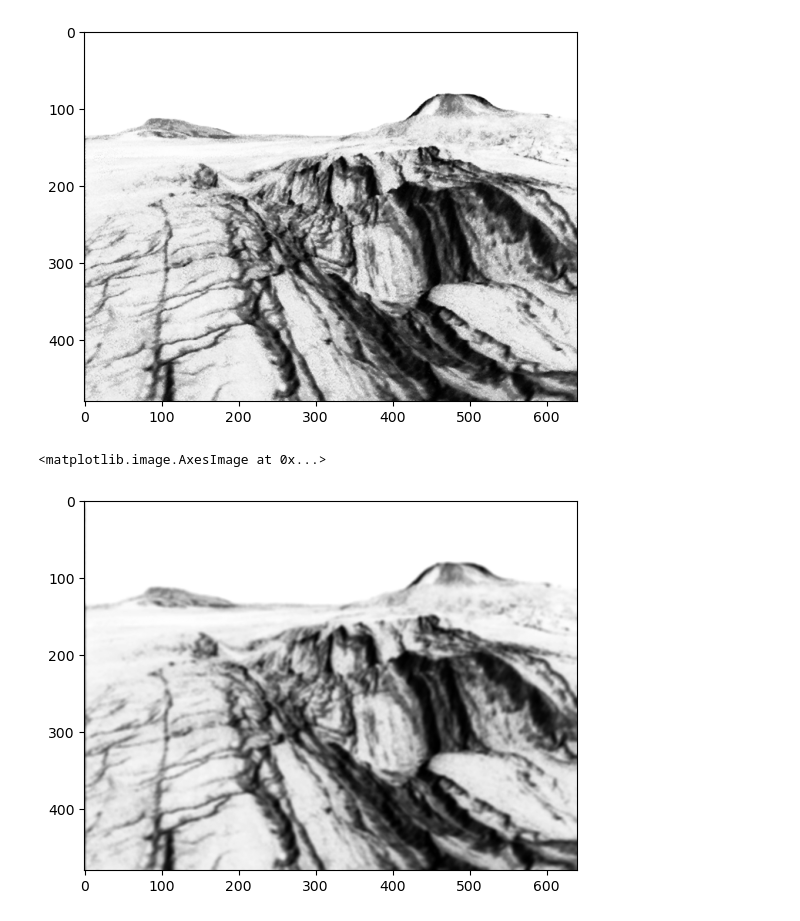
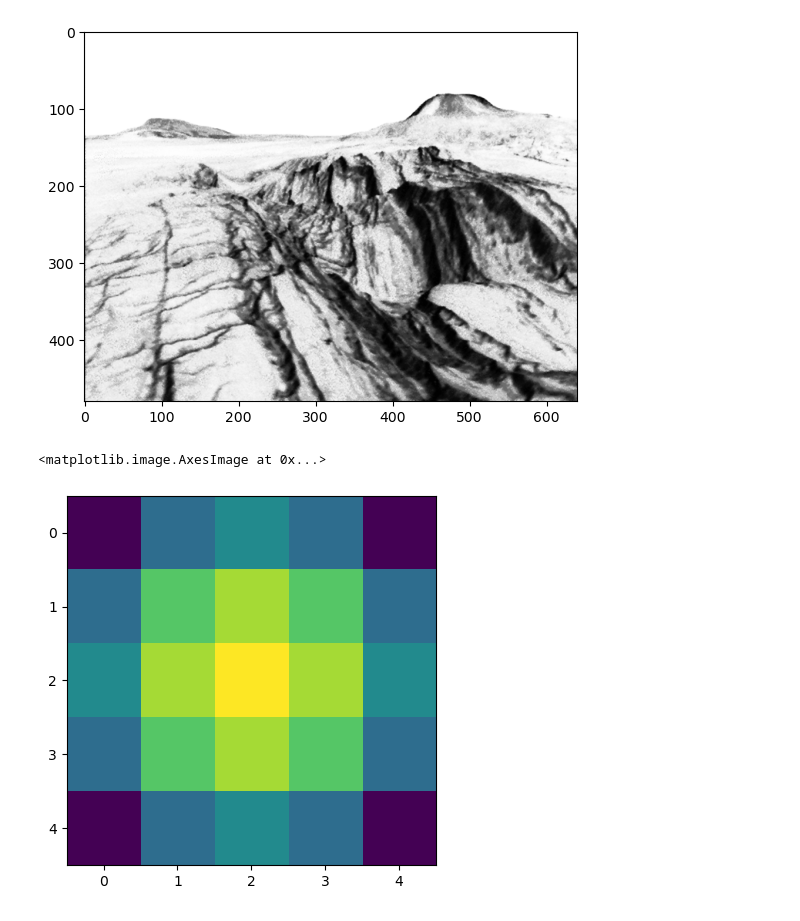
Before and after one commit to natelharrison/convolutional-filter-exploration, a Jupyter notebook: notebooks/benchmarking.ipynb, the cells around one changed output. Drawn from its saved outputs; the diff is of its cells as text; code cells hidden in the pictures.

```diff
--- a/notebooks/benchmarking.ipynb
+++ b/notebooks/benchmarking.ipynb
@@ -14,14 +17,9 @@ plt.imshow(image, cmap='gray')
 # %% [output]
 <matplotlib.image.AxesImage at 0x...>
 [figure]
-# %%
-k_size = 5
-k_sigma = 2.0
-k_1d = cv2.getGaussianKernel(k_size, k_sigma)
-k_2d = k_1d @ k_1d.T
-
-image_conv = naive_2d_convolution(image, k_2d)
-plt.imshow(image_conv, cmap='gray')
-# %% [output]
-<matplotlib.image.AxesImage at 0x...>
-[figure, removed]
+# %%
+kernel = gaussian_2d_kernel(size=5, sigma=5.0)
+plt.imshow(kernel) # Because it looks cool
+# %% [output]
+<matplotlib.image.AxesImage at 0x...>
+[figure, added]
```
Also changed, not shown: parts of 5 cells of this notebook, 4 other files.
